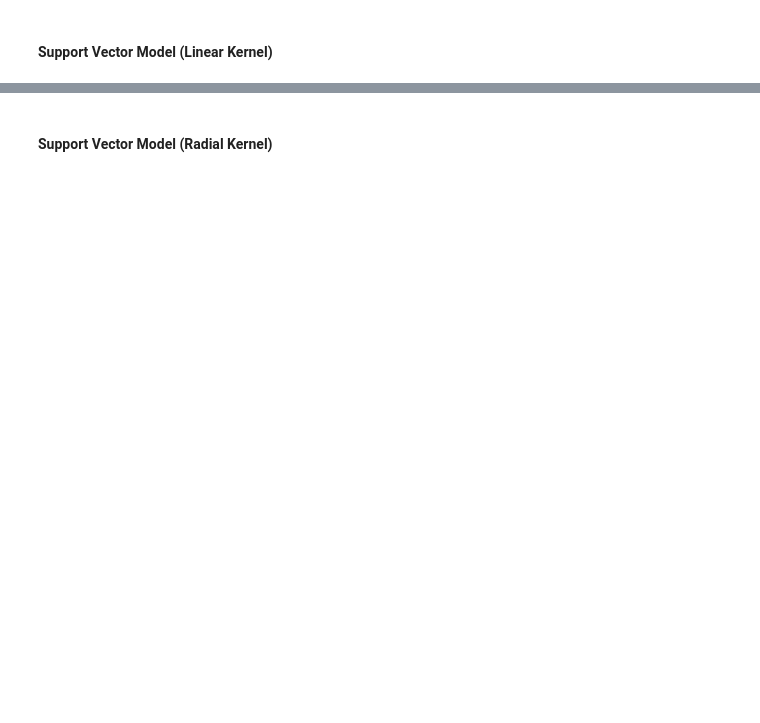
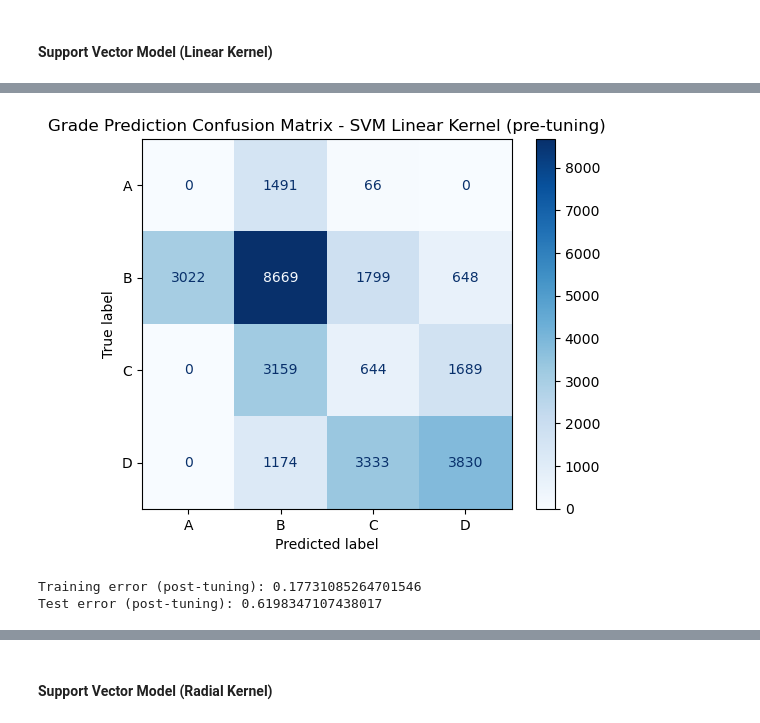
Before and after one commit to jwilsonc/PracticalHW4_5322, a Jupyter notebook: code/Final_DataPrepModeling.ipynb, the cells around one changed output, grey strips where cells are left out. Cells and saved outputs as stored; diff of their text form; code cells hidden in the pictures; blank space fills up the shorter version.

```diff
--- a/code/Final_DataPrepModeling.ipynb
+++ b/code/Final_DataPrepModeling.ipynb
@@ -1273,0 +1336,4 @@ print(importances_tree20)
+# %%
+scaler = StandardScaler()
+X_train_scaled = pd.DataFrame(scaler.fit_transform(X_train), columns=X_train.columns, index=X_train.index)
+X_test_scaled = pd.DataFrame(scaler.transform(X_test), columns=X_test.columns, index=X_test.index)
@@ -1274,4 +1344,4 @@ print(importances_tree20)
 # %%
-scaler = StandardScaler()
-X_train_scaled = pd.DataFrame(scaler.fit_transform(X_train),columns=X_train.columns)
-X_test_scaled = pd.DataFrame(scaler.transform(X_test), columns=X_test.columns)
+# taking subsample of training data to perform hyperparameter tuning
+X_train_sample = X_train_scaled.sample(n=20000, random_state=3)
+y_train_sample = y_train.loc[X_train_sample.index]
@@ -1319,0 +1348,15 @@ plt.show()
+# %%
+# fit SVM with linear kernel
+svm_linear = SVC(kernel='linear', class_weight='balanced', max_iter=2000, probability=True)
+svm_linear.fit(X_train_sample, y_train_sample)
+
+kfold = skm.KFold(5, random_state=0, shuffle=True)
+
+grid_svm_linear = skm.GridSearchCV(svm_linear,
+                        {'C':[0.01,0.1,1,5,10]},
+                        refit='roc_auc',
+                        cv=kfold,
+                        scoring={"roc_auc": "roc_auc_ovr", "f1": "f1_weighted"},
+                        n_jobs=-1)
+grid_svm_linear.fit(X_train_sample, y_train_sample)
+grid_svm_linear.best_params_
@@ -1319,0 +1365,11 @@ plt.show()
+# %%
+# training error rate for untuned linear kernel model
+y_pred_lin = svm_linear.predict(X_train_scaled)
+training_error_lin = np.mean(y_pred_lin != y_train)
+
+# test error rate for untuned linear kernel model
+y_pred_test_lin = svm_linear.predict(X_test_scaled)
+test_error_lin = np.mean(y_pred_test_lin != y_test)
+
+print("Training error (pre-tuning):", training_error_lin)
+print("Test error (pre-tuning):", test_error_lin)
@@ -1319,0 +1392,26 @@ plt.show()
+# %%
+# Create a confusion matrix
+cm_svm_linear = confusion_matrix(y_test, y_pred_test_lin, labels = svm_linear.classes_)
+disp = ConfusionMatrixDisplay(confusion_matrix = cm_svm_linear, display_labels = svm_linear.classes_)
+
+disp.plot(cmap = plt.cm.Blues)
+plt.title("Grade Prediction Confusion Matrix - SVM Linear Kernel (pre-tuning)")
+plt.show()
+# %% [output]
+[figure, added]
+# %%
+best_svm_linear = grid_svm_linear.best_estimator_
+
+# training error rate for tuned linear kernel
+y_pred_lin2 = best_svm_linear.predict(X_train_scaled)
+training_error_lin2 = np.mean(y_pred_lin2 != y_train)
+
+# test error rate for tuned linear kernel
+y_pred_test_lin2 = best_svm_linear.predict(X_test_scaled)
+test_error_lin2 = np.mean(y_pred_test_lin2 != y_test)
+
+print("Training error (post-tuning):", training_error_lin2)
+print("Test error (post-tuning):", test_error_lin2)
+# %% [output]
+Training error (post-tuning): 0.17731085264701546
+Test error (post-tuning): 0.6198347107438017
```
Also changed, not shown: parts of 46 cells of this notebook.
